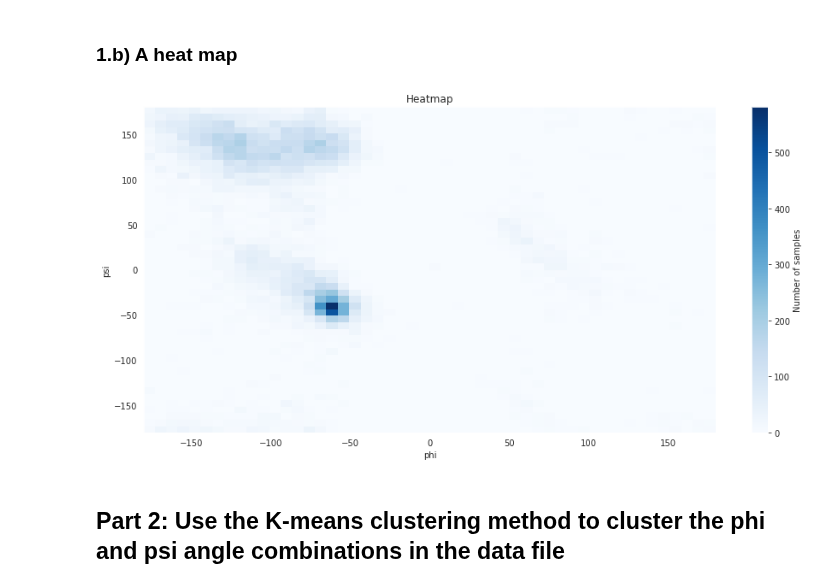
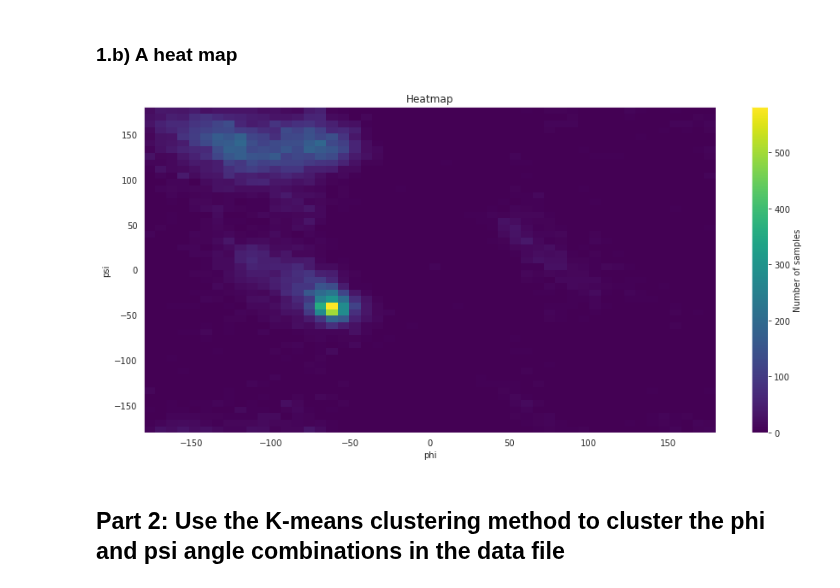
Before and after one commit to lukasmartinsson/dat405, a Jupyter notebook: assignment_3/assignment_3.ipynb, the cells around one changed output. Saved outputs shown, nothing was run; the diff lists cells and outputs as text; code cells hidden in the pictures.

```diff
--- a/assignment_3/assignment_3.ipynb
+++ b/assignment_3/assignment_3.ipynb
@@ -30,3 +30,5 @@ import matplotlib.pyplot as plt
 # set plot style
 sns.set_style("darkgrid")
 # plt.style.use('seaborn')
+
+CMAP = 'viridis'
@@ -64,18 +68,18 @@ No handles with labels found to put in legend.
 # %%
 # create heat map
 plt.figure(figsize=(15, 7))
-plt.hist2d(df['phi'],df['psi'], bins=50, cmap='Blues')
+plt.hist2d(df['phi'],df['psi'], bins=50, cmap=CMAP)
 
 # Plot a colorbar with label.
 cb = plt.colorbar()
 cb.set_label('Number of samples')
 
 # plot configs
 plt.xlabel('phi'); plt.ylabel('psi')
 plt.title('Heatmap')
 plt.show()
 # %% [output]
-[figure, old version]
+[figure, new version]
 # %% [markdown]
 ## **Part 2**: Use the K-means clustering method to cluster the phi and psi angle combinations in the data file
 # %%
```
Also changed, not shown: parts of 7 cells of this notebook.
